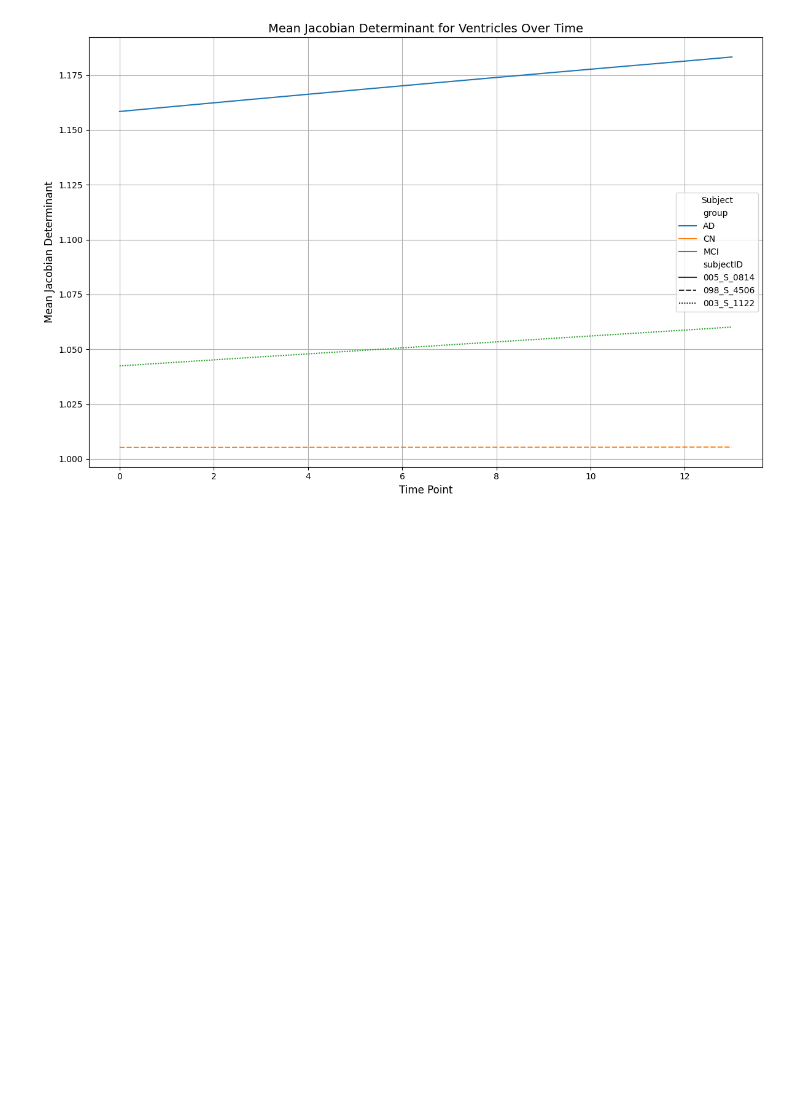
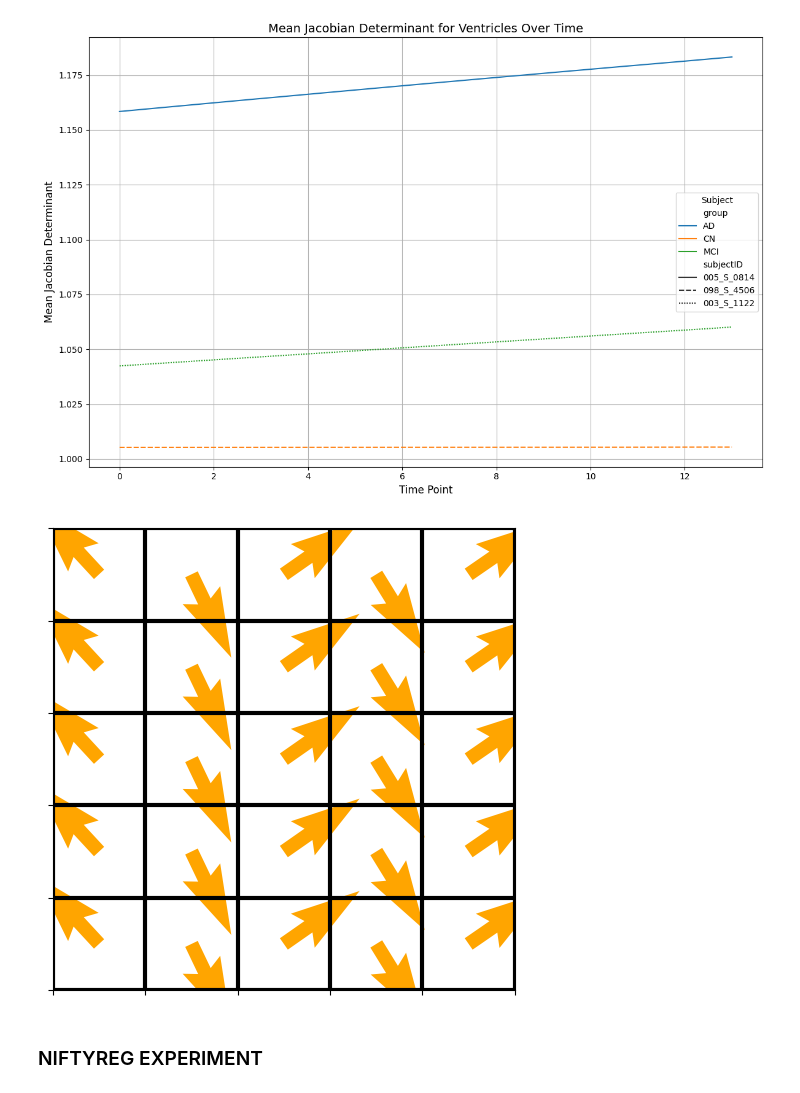
Before and after one commit to aisha-lawal/inrmorph, a Jupyter notebook: eval/script.ipynb, the cells around one changed output. Cells and saved outputs as stored; diff of their text form; code cells hidden in the pictures; blank space fills up the shorter version.

```diff
--- a/eval/script.ipynb
+++ b/eval/script.ipynb
@@ -111,3 +121,33 @@ plt.show()
 # %% [output]
 [figure]
 [figure]
+# %%
+x = np.arange(0.5, 5)
+y = np.arange(0.5, 5)
+X, Y = np.meshgrid(x, y)
+U = np.zeros_like(X)
+V = np.zeros_like(Y)
+for col in range(X.shape[1]):
+    angle = np.random.uniform(0, 2 * np.pi)
+    U[:, col] = np.cos(angle)
+    V[:, col] = np.sin(angle)
+
+plt.figure(figsize=(6, 6))
+plt.quiver(
+    X, Y, U, V, color="orange", angles="xy", scale_units="xy", scale=1.0, width=0.030
+)
+plt.grid(True, color="black", linestyle="-", linewidth=3)
+# plt.quiver(
+#     X, Y, U, V, color="orange", angles="xy", scale_units="xy", scale=1.2, width=0.030
+# )
+# plt.grid(True, color="black", linestyle="-", linewidth=4)
+plt.gca().set_xticks(range(0, 6))
+plt.gca().set_yticks(range(0, 6))
+plt.gca().set_xticklabels([])
+plt.gca().set_yticklabels([])
+plt.gca().set_aspect("equal")
+plt.show()
+# %% [output]
+[figure, added]
+# %% [markdown]
+### NIFTYREG EXPERIMENT
```
Also changed, not shown: parts of 3 cells of this notebook, 4 other files.
